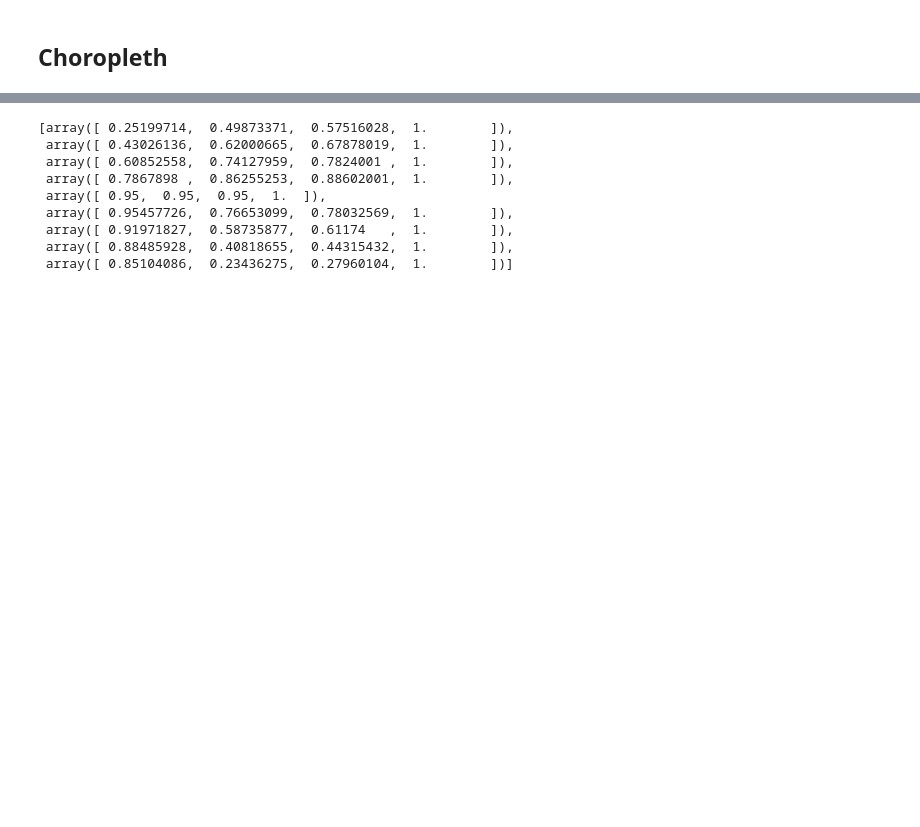
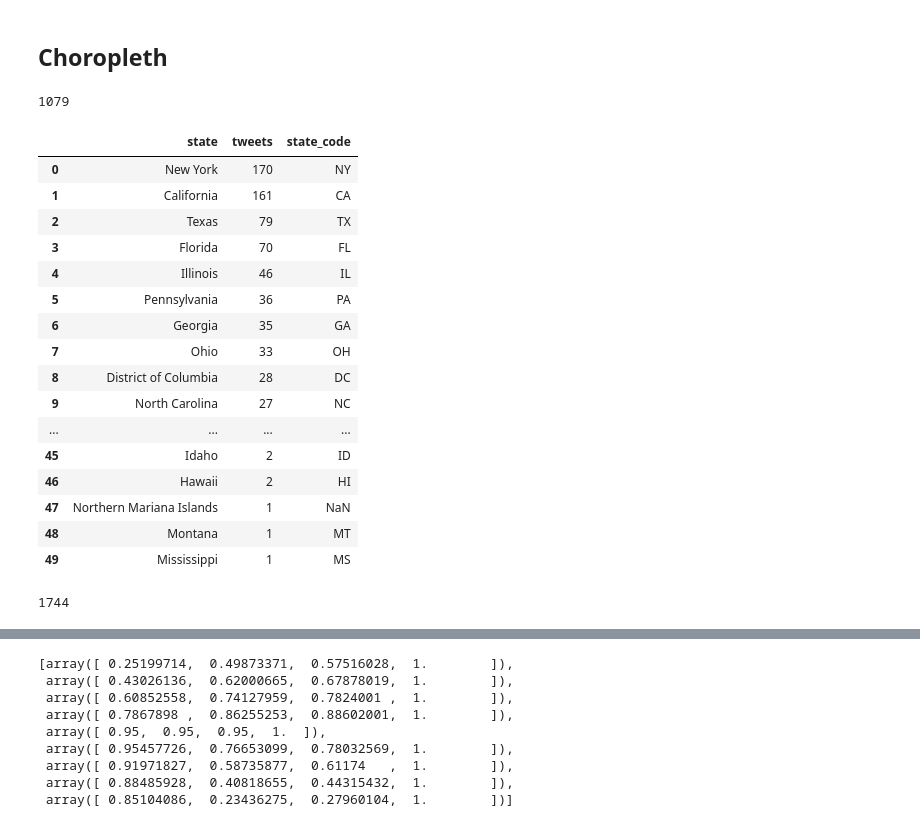
Before and after one commit to cfergusonlee/twitter_dashboard, a Jupyter notebook: index.ipynb, the cells around one changed output, grey strips where cells are left out. Drawn from its saved outputs; the diff is of its cells as text; code cells hidden in the pictures; blank space fills up the shorter version.

```diff
--- a/index.ipynb
+++ b/index.ipynb
@@ -301,5 +253,34 @@ plt.show()
 # Dashboard Visualizations
 # %% [markdown]
 ## Choropleth
+# %%
+total_tweets_by_state.tweets.sum()
+# %% [output]
+1079
+# %%
+total_tweets_by_state
+# %% [output]
+|  | state | tweets | state_code |
+| 0 | New York | 170 | NY |
+| 1 | California | 161 | CA |
+| 2 | Texas | 79 | TX |
+| 3 | Florida | 70 | FL |
+| 4 | Illinois | 46 | IL |
+| 5 | Pennsylvania | 36 | PA |
+| 6 | Georgia | 35 | GA |
+| 7 | Ohio | 33 | OH |
+| 8 | District of Columbia | 28 | DC |
+| 9 | North Carolina | 27 | NC |
+| ... | ... | ... | ... |
+| 45 | Idaho | 2 | ID |
+| 46 | Hawaii | 2 | HI |
+| 47 | Northern Mariana Islands | 1 | NaN |
+| 48 | Montana | 1 | MT |
+| 49 | Mississippi | 1 | MS |
+# %%
+valid_addys = tweet_df[tweet_df.address.isnull() != True]
+len(valid_addys)
+# %% [output]
+1744
 # %%
 tweet_df['state'] = tweet_df.state.replace('WV', 'West Virginia')
```
Also changed, not shown: parts of 29 cells of this notebook, 4 other files.
